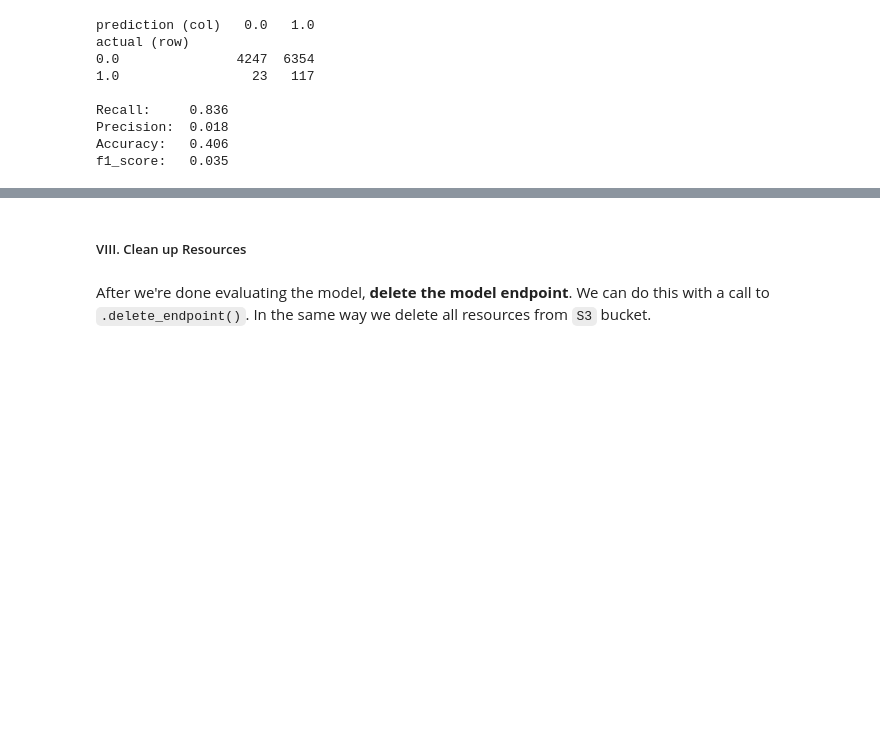
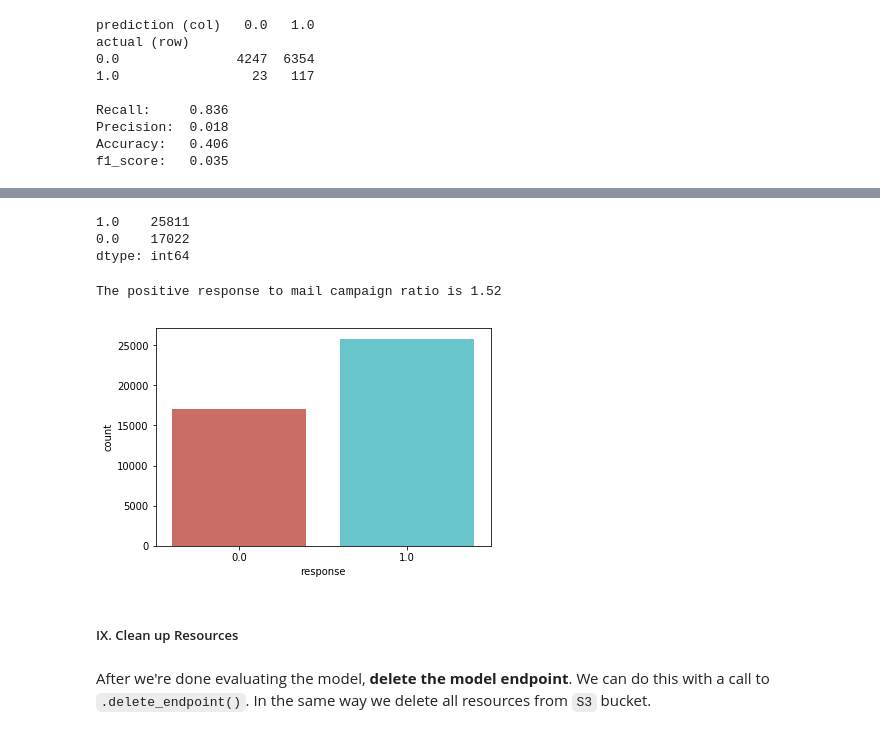
Before and after one commit to keyvantaj/Capstone_Project, a Jupyter notebook: 2_Supervised_Learning_Model.ipynb, the cells around one changed output, grey strips where cells are left out. Drawn from its saved outputs; the diff is of its cells as text; code cells hidden in the pictures; blank space fills up the shorter version.

```diff
--- a/2_Supervised_Learning_Model.ipynb
+++ b/2_Supervised_Learning_Model.ipynb
@@ -780,5 +842,37 @@ f1_score:   0.035
+# %%
+# Loading reduced test data
+data_key_test = 'reduced_mailout_test.csv'
+data_location_test = 's3://{}/{}'.format(bucket, data_key_test)
+test = pd.read_csv(data_location_test)
+# %%
+test_np = test.values.astype('float32')
+# %%
+prediction_batches = [linear_predictor.predict(batch) for batch in test_np]
+test_preds = np.concatenate([np.array([x.label['predicted_label'].float32_tensor.values[0] for x in batch])
+                                 for batch in prediction_batches])
+# %%
+# Label distribution
+labels = pd.Series(test_preds.ravel())
+labels.value_counts()
+# %% [output]
+1.0    25811
+0.0    17022
+dtype: int64
+# %%
+# Ratio Calculation
+positive_response_ratio = labels.value_counts()[1]/labels.value_counts()[0]
+print ('The positive response to mail campaign ratio is {:.2f}'.format(positive_response_ratio))
+# %% [output]
+The positive response to mail campaign ratio is 1.52
+# %%
+# Count plot of labels
+sns.countplot(data=labels, x=labels.index, palette='hls')
+plt.xlabel('response')
+plt.show()
+# %% [output]
+[figure, added]
 # %% [markdown]
-##### VIII. Clean up Resources
+##### IX. Clean up Resources
 # %% [markdown]
 
 After we're done evaluating the model, **delete the model endpoint**. We can do this with a call to `.delete_endpoint()`. In the same way we delete all resources from `S3` bucket.
```
Also changed, not shown: parts of 17 cells of this notebook, 2 other files.
